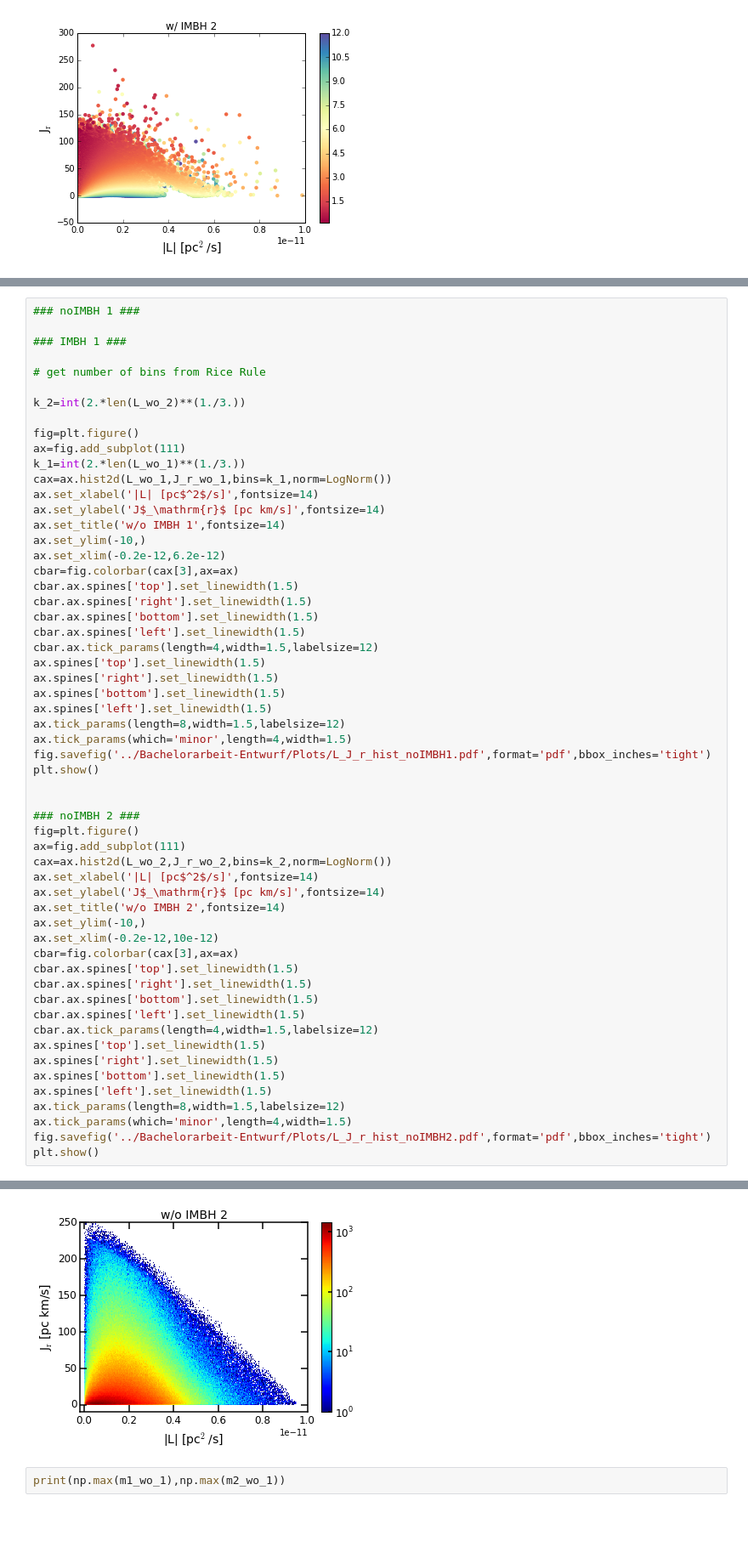
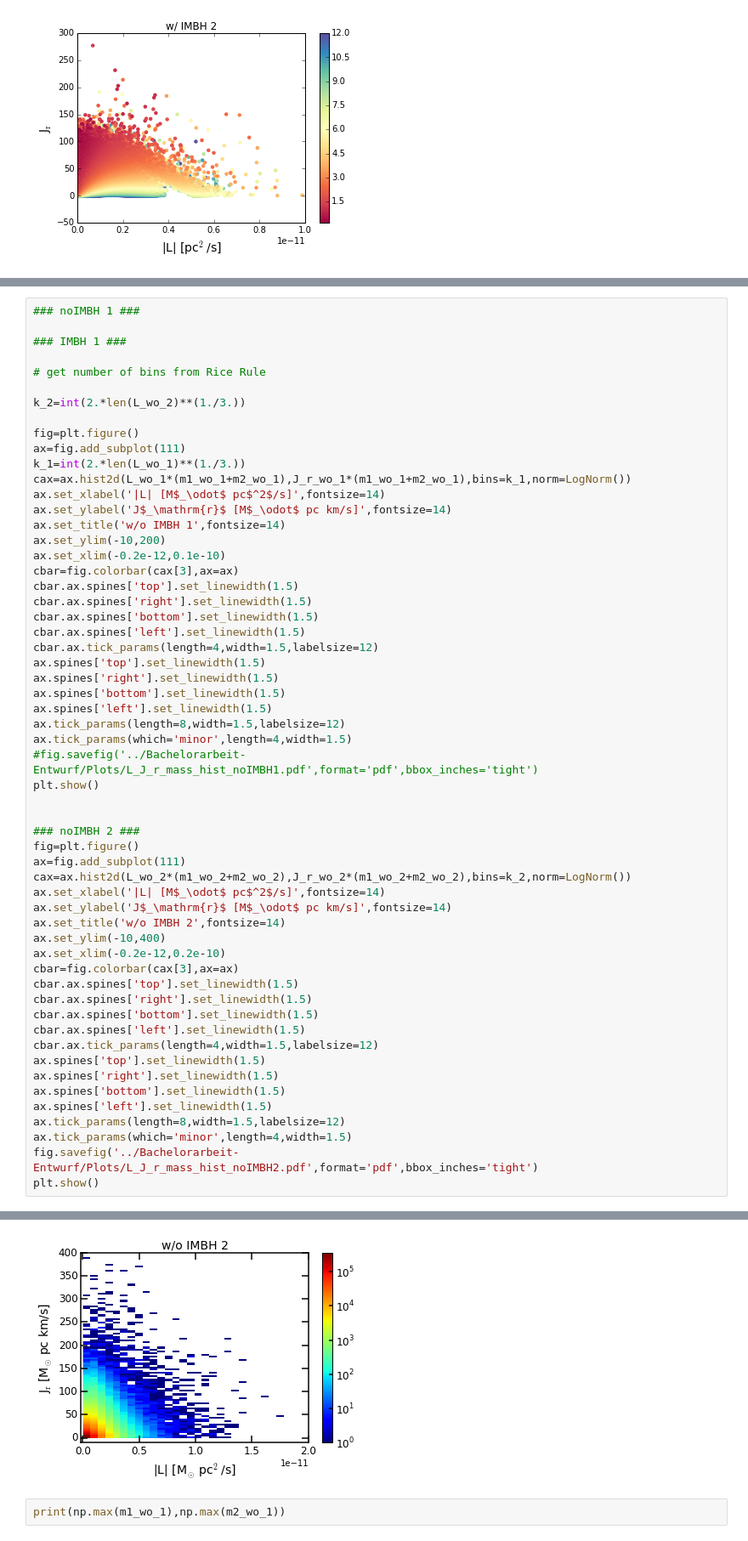
Before and after one commit to sophialilleengen/GC_actions, a Jupyter notebook: action_plots.ipynb, the cells around one changed output, grey strips where cells are left out. Shown at 85% size. Drawn from its saved outputs; the diff is of its cells as text; blank space fills up the shorter version.

```diff
--- a/action_plots.ipynb
+++ b/action_plots.ipynb
@@ -641,12 +651,12 @@ k_2=int(2.*len(L_wo_2)**(1./3.))
 fig=plt.figure()
 ax=fig.add_subplot(111)
 k_1=int(2.*len(L_wo_1)**(1./3.))
-cax=ax.hist2d(L_wo_1,J_r_wo_1,bins=k_1,norm=LogNorm())
-ax.set_xlabel('|L| [pc$^2$/s]',fontsize=14)
-ax.set_ylabel('J$_\mathrm{r}$ [pc km/s]',fontsize=14)
+cax=ax.hist2d(L_wo_1*(m1_wo_1+m2_wo_1),J_r_wo_1*(m1_wo_1+m2_wo_1),bins=k_1,norm=LogNorm())
+ax.set_xlabel('|L| [M$_\odot$ pc$^2$/s]',fontsize=14)
+ax.set_ylabel('J$_\mathrm{r}$ [M$_\odot$ pc km/s]',fontsize=14)
 ax.set_title('w/o IMBH 1',fontsize=14)
-ax.set_ylim(-10,)
-ax.set_xlim(-0.2e-12,6.2e-12)
+ax.set_ylim(-10,200)
+ax.set_xlim(-0.2e-12,0.1e-10)
 cbar=fig.colorbar(cax[3],ax=ax)
 cbar.ax.spines['top'].set_linewidth(1.5)
 cbar.ax.spines['right'].set_linewidth(1.5)
@@ -659,19 +669,19 @@ ax.spines['bottom'].set_linewidth(1.5)
 ax.spines['left'].set_linewidth(1.5)
 ax.tick_params(length=8,width=1.5,labelsize=12)
 ax.tick_params(which='minor',length=4,width=1.5)
-fig.savefig('../Bachelorarbeit-Entwurf/Plots/L_J_r_hist_noIMBH1.pdf',format='pdf',bbox_inches='tight')
+#fig.savefig('../Bachelorarbeit-Entwurf/Plots/L_J_r_mass_hist_noIMBH1.pdf',format='pdf',bbox_inches='tight')
 plt.show()
 
 
 ### noIMBH 2 ###
 fig=plt.figure()
 ax=fig.add_subplot(111)
-cax=ax.hist2d(L_wo_2,J_r_wo_2,bins=k_2,norm=LogNorm())
-ax.set_xlabel('|L| [pc$^2$/s]',fontsize=14)
-ax.set_ylabel('J$_\mathrm{r}$ [pc km/s]',fontsize=14)
+cax=ax.hist2d(L_wo_2*(m1_wo_2+m2_wo_2),J_r_wo_2*(m1_wo_2+m2_wo_2),bins=k_2,norm=LogNorm())
+ax.set_xlabel('|L| [M$_\odot$ pc$^2$/s]',fontsize=14)
+ax.set_ylabel('J$_\mathrm{r}$ [M$_\odot$ pc km/s]',fontsize=14)
 ax.set_title('w/o IMBH 2',fontsize=14)
-ax.set_ylim(-10,)
-ax.set_xlim(-0.2e-12,10e-12)
+ax.set_ylim(-10,400)
+ax.set_xlim(-0.2e-12,0.2e-10)
 cbar=fig.colorbar(cax[3],ax=ax)
 cbar.ax.spines['top'].set_linewidth(1.5)
 cbar.ax.spines['right'].set_linewidth(1.5)
@@ -684,6 +694,6 @@ ax.spines['bottom'].set_linewidth(1.5)
 ax.spines['left'].set_linewidth(1.5)
 ax.tick_params(length=8,width=1.5,labelsize=12)
 ax.tick_params(which='minor',length=4,width=1.5)
-fig.savefig('../Bachelorarbeit-Entwurf/Plots/L_J_r_hist_noIMBH2.pdf',format='pdf',bbox_inches='tight')
+fig.savefig('../Bachelorarbeit-Entwurf/Plots/L_J_r_mass_hist_noIMBH2.pdf',format='pdf',bbox_inches='tight')
 plt.show()
 # %% [output]
@@ -691,4 +701,4 @@ plt.show()
-[figure, old version]
+[figure, new version]
 # %%
 print(np.max(m1_wo_1),np.max(m2_wo_1))
 # %% [output]
```
Also changed, not shown: parts of 5 cells of this notebook, 4 other files.
